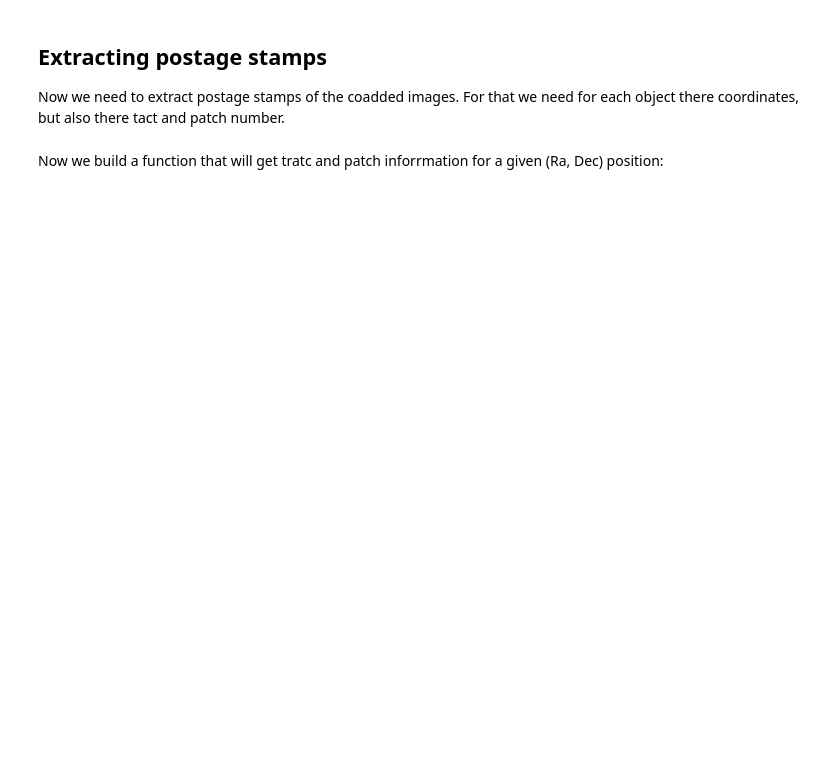
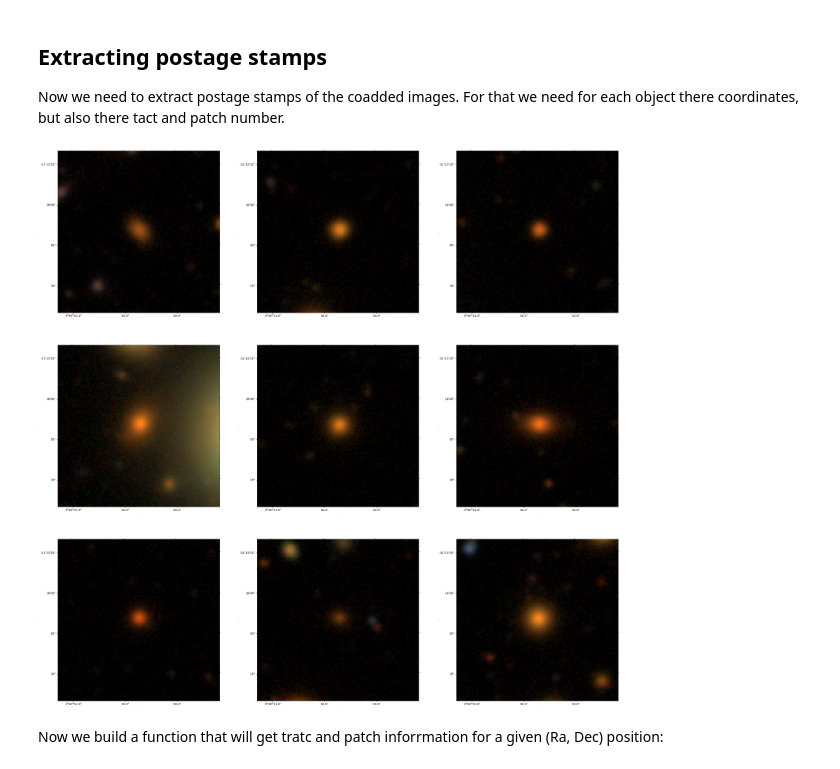
Before and after one commit to herjy/DESC-Lamp, a Jupyter notebook: notebooks/Postage_stamp_making.ipynb, the cells around one changed output. Cells and saved outputs as stored; diff of their text form; code cells hidden in the pictures; blank space fills up the shorter version.

Commit message:
Add cutout class

```diff
--- a/notebooks/Postage_stamp_making.ipynb
+++ b/notebooks/Postage_stamp_making.ipynb
@@ -110,3 +118,8 @@ skymap = butler.get('deepCoadd_skyMap')
+# %%
+cutouts = lampion.make_postage_stamps(objects.loc[:8], cutout_size=100, bands = 'irg')
+lampion.display_cutouts(cutouts, cutout_size=45)
+# %% [output]
+[figure, added]
 # %% [markdown]
 Now we build a function that will get tratc and patch inforrmation for a given (Ra, Dec) position:
 # %%
```
Also changed, not shown: parts of 9 cells of this notebook, 1 other file.
